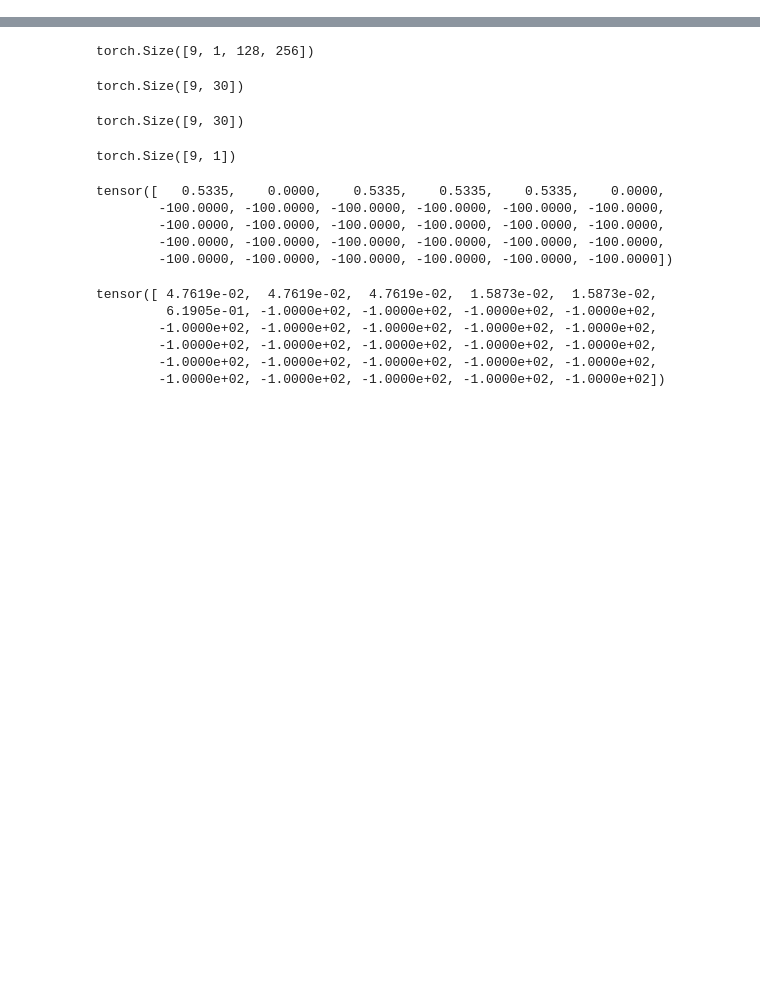
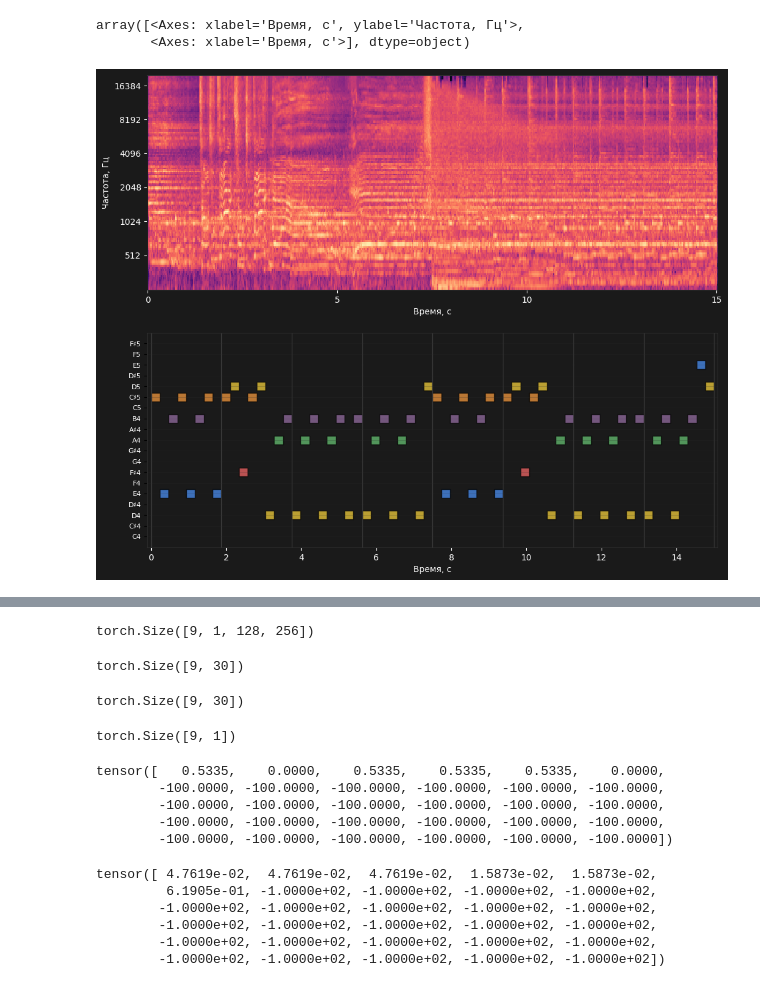
Before and after one commit to HerrPhoton/plagitune, a Jupyter notebook: notebooks/pipeline.ipynb, the cells around one changed output, grey strips where cells are left out. Cells and saved outputs as stored; diff of their text form; code cells hidden in the pictures; blank space fills up the shorter version.

```diff
--- a/notebooks/pipeline.ipynb
+++ b/notebooks/pipeline.ipynb
@@ -16,3 +16,10 @@ print(len(train_dataset.sliced_melody))
+# %%
+sample = Sample(train_dataset.audio[0], train_dataset.melody[0])
+sample.visualize_with_spectrogram()
+# %% [output]
+array([<Axes: xlabel='Время, с', ylabel='Частота, Гц'>,
+       <Axes: xlabel='Время, с'>], dtype=object)
+[figure, added]
 # %%
 idx = 0
 audio = train_dataset.sliced_audio[idx]
```
Also changed, not shown: parts of 2 cells of this notebook, 11 other files.
